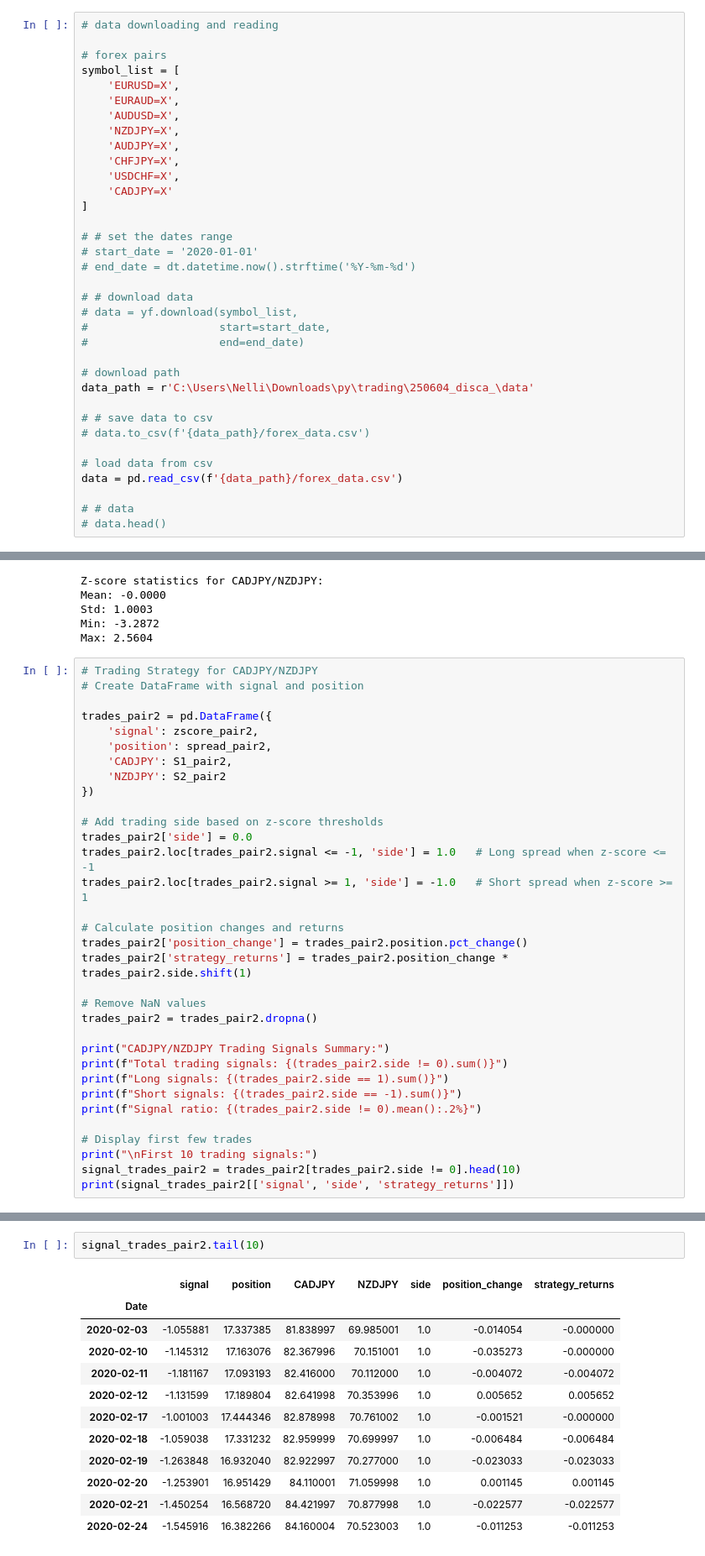
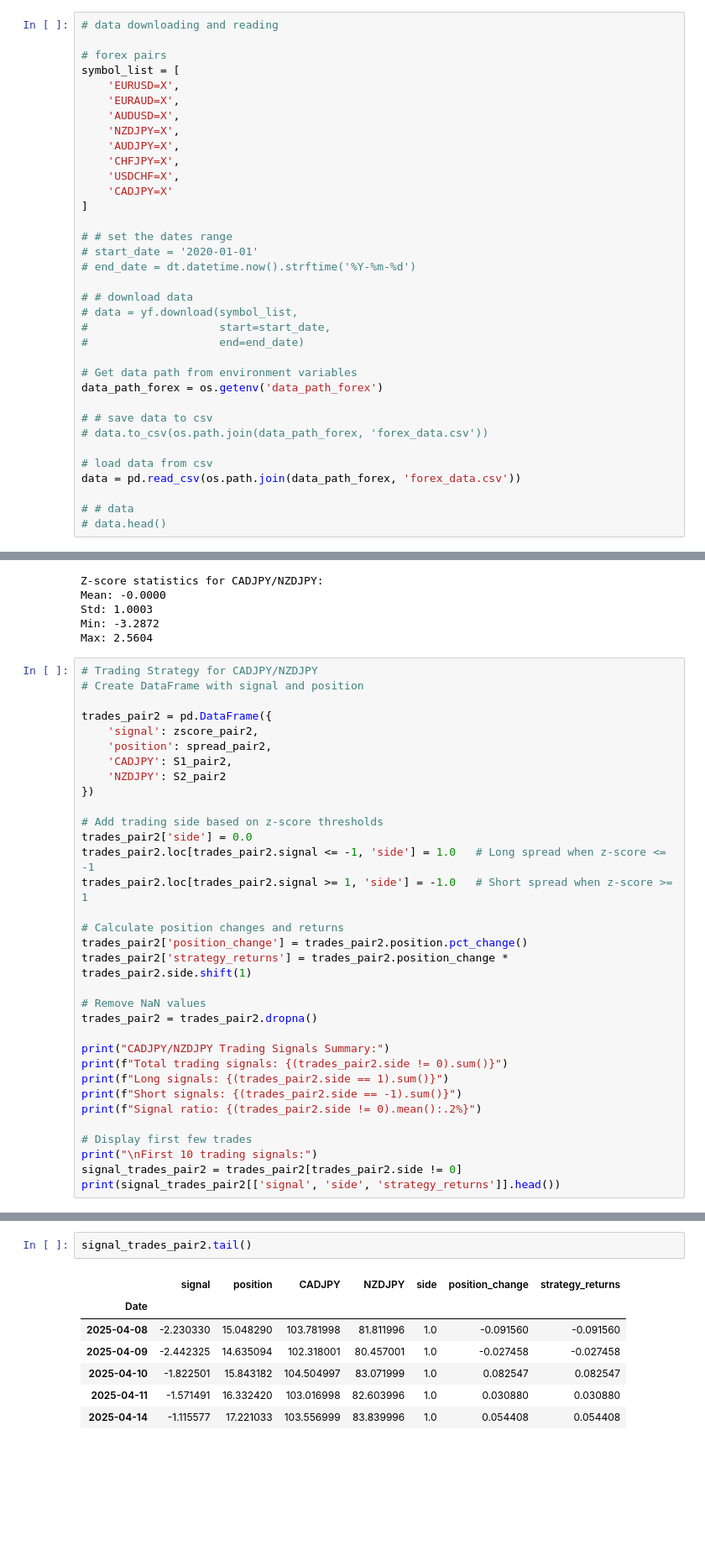
Before and after one commit to scimmione1/build-a-pairs-trading-strategy-python-correlation_matrix-cointegration-z_score, a Jupyter notebook: build-a-pairs-trading-strategy-python-correlation_matrix-cointegration-z_score.ipynb, the cells around one changed output, grey strips where cells are left out. Shown: that part at 84% size. Cells and saved outputs as stored; diff of their text form; blank space fills up the shorter version.

Commit message:
-m "Fix signal trades display in pairs trading strategy notebook"

```diff
--- a/build-a-pairs-trading-strategy-python-correlation_matrix-cointegration-z_score.ipynb
+++ b/build-a-pairs-trading-strategy-python-correlation_matrix-cointegration-z_score.ipynb
@@ -37,14 +48,14 @@ symbol_list = [
 #                    start=start_date,
 #                    end=end_date)
 
-# download path
-data_path = r'C:\Users\Nelli\Downloads\py\trading\250604_disca_\data'
+# Get data path from environment variables
+data_path_forex = os.getenv('data_path_forex')
 
 # # save data to csv
-# data.to_csv(f'{data_path}/forex_data.csv')
+# data.to_csv(os.path.join(data_path_forex, 'forex_data.csv'))
 
 # load data from csv
-data = pd.read_csv(f'{data_path}/forex_data.csv')
+data = pd.read_csv(os.path.join(data_path_forex, 'forex_data.csv'))
 
 # # data
 # data.head()
@@ -537,8 +533,8 @@ print(f"Signal ratio: {(trades_pair2.side != 0).mean():.2%}")
 
 # Display first few trades
 print("\nFirst 10 trading signals:")
-signal_trades_pair2 = trades_pair2[trades_pair2.side != 0].head(10)
-print(signal_trades_pair2[['signal', 'side', 'strategy_returns']])
+signal_trades_pair2 = trades_pair2[trades_pair2.side != 0]
+print(signal_trades_pair2[['signal', 'side', 'strategy_returns']].head())
 # %% [output]
 CADJPY/NZDJPY Trading Signals Summary:
 Total trading signals: 463
@@ -562,18 +553,13 @@ Date
 # %%
-signal_trades_pair2.tail(10)
+signal_trades_pair2.tail()
 # %% [output]
 |  | signal | position | CADJPY | NZDJPY | side | position_change | strategy_returns |
 | Date |  |  |  |  |  |  |  |
-| 2020-02-03 | -1.055881 | 17.337385 | 81.838997 | 69.985001 | 1.0 | -0.014054 | -0.000000 |
-| 2020-02-10 | -1.145312 | 17.163076 | 82.367996 | 70.151001 | 1.0 | -0.035273 | -0.000000 |
-| 2020-02-11 | -1.181167 | 17.093193 | 82.416000 | 70.112000 | 1.0 | -0.004072 | -0.004072 |
-| 2020-02-12 | -1.131599 | 17.189804 | 82.641998 | 70.353996 | 1.0 | 0.005652 | 0.005652 |
-| 2020-02-17 | -1.001003 | 17.444346 | 82.878998 | 70.761002 | 1.0 | -0.001521 | -0.000000 |
-| 2020-02-18 | -1.059038 | 17.331232 | 82.959999 | 70.699997 | 1.0 | -0.006484 | -0.006484 |
-| 2020-02-19 | -1.263848 | 16.932040 | 82.922997 | 70.277000 | 1.0 | -0.023033 | -0.023033 |
-| 2020-02-20 | -1.253901 | 16.951429 | 84.110001 | 71.059998 | 1.0 | 0.001145 | 0.001145 |
-| 2020-02-21 | -1.450254 | 16.568720 | 84.421997 | 70.877998 | 1.0 | -0.022577 | -0.022577 |
-| 2020-02-24 | -1.545916 | 16.382266 | 84.160004 | 70.523003 | 1.0 | -0.011253 | -0.011253 |
+| 2025-04-08 | -2.230330 | 15.048290 | 103.781998 | 81.811996 | 1.0 | -0.091560 | -0.091560 |
+| 2025-04-09 | -2.442325 | 14.635094 | 102.318001 | 80.457001 | 1.0 | -0.027458 | -0.027458 |
+| 2025-04-10 | -1.822501 | 15.843182 | 104.504997 | 83.071999 | 1.0 | 0.082547 | 0.082547 |
+| 2025-04-11 | -1.571491 | 16.332420 | 103.016998 | 82.603996 | 1.0 | 0.030880 | 0.030880 |
+| 2025-04-14 | -1.115577 | 17.221033 | 103.556999 | 83.839996 | 1.0 | 0.054408 | 0.054408 |
 # %%
 # Plot strategy performance for CADJPY/NZDJPY
 fig, axes = plt.subplots(2, 1, figsize=(15, 10))
```
Also changed, not shown: parts of 3 cells of this notebook.
